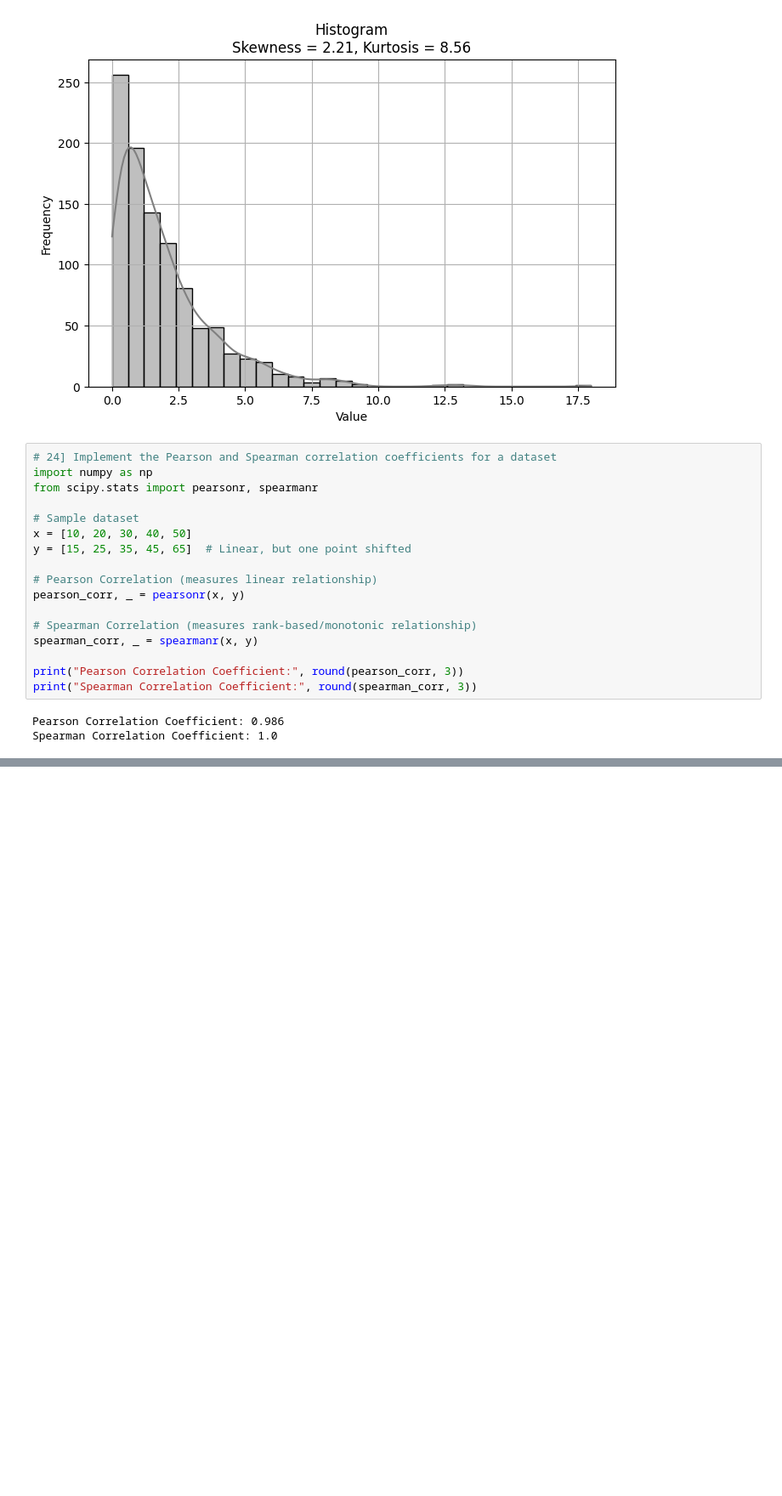
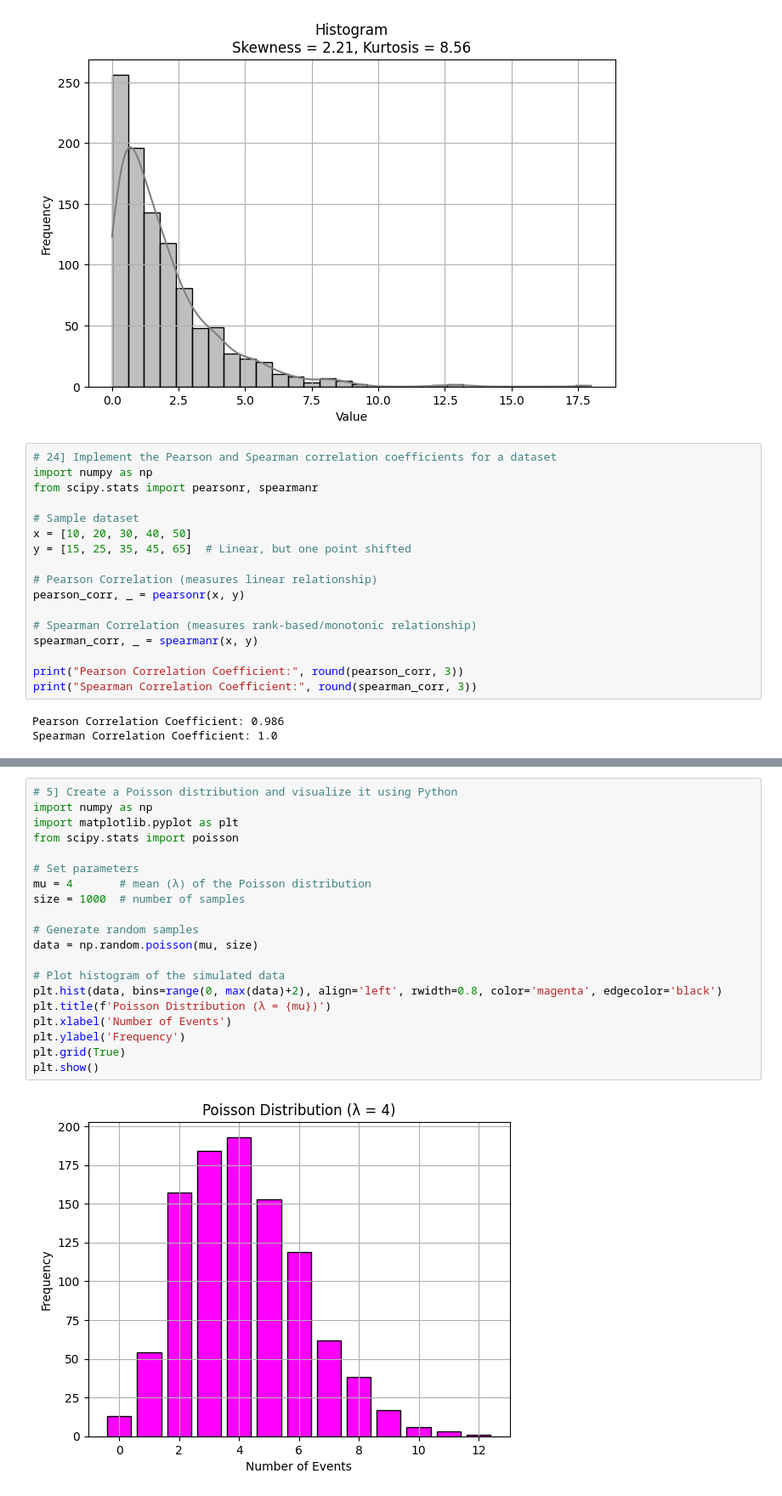
Before and after one commit to Abhish0407/Statistics, a Jupyter notebook: STATS1-ans.ipynb, the cells around one changed output, grey strips where cells are left out. Shown at 85% size. Cells and saved outputs as stored; diff of their text form; blank space fills up the shorter version.

```diff
--- a/STATS1-ans.ipynb
+++ b/STATS1-ans.ipynb
@@ -685,0 +768,22 @@ Spearman Correlation Coefficient: 1.0
+# %%
+# 5] Create a Poisson distribution and visualize it using Python
+import numpy as np
+import matplotlib.pyplot as plt
+from scipy.stats import poisson
+
+# Set parameters
+mu = 4       # mean (λ) of the Poisson distribution
+size = 1000  # number of samples
+
+# Generate random samples
+data = np.random.poisson(mu, size)
+
+# Plot histogram of the simulated data
+plt.hist(data, bins=range(0, max(data)+2), align='left', rwidth=0.8, color='magenta', edgecolor='black')
+plt.title(f'Poisson Distribution (λ = {mu})')
+plt.xlabel('Number of Events')
+plt.ylabel('Frequency')
+plt.grid(True)
+plt.show()
+# %% [output]
+[figure, added]
```
Also changed, not shown: parts of 23 cells of this notebook.
